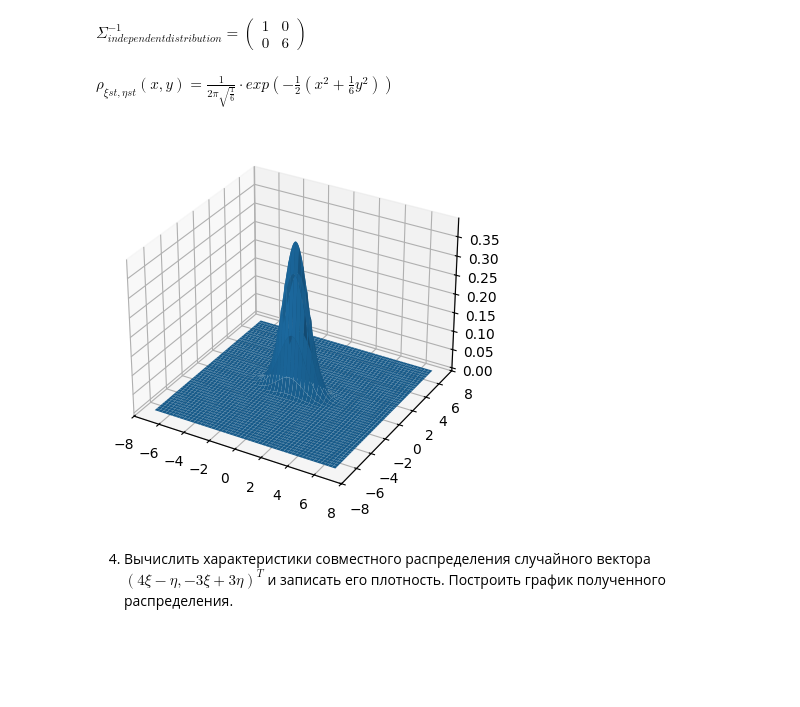
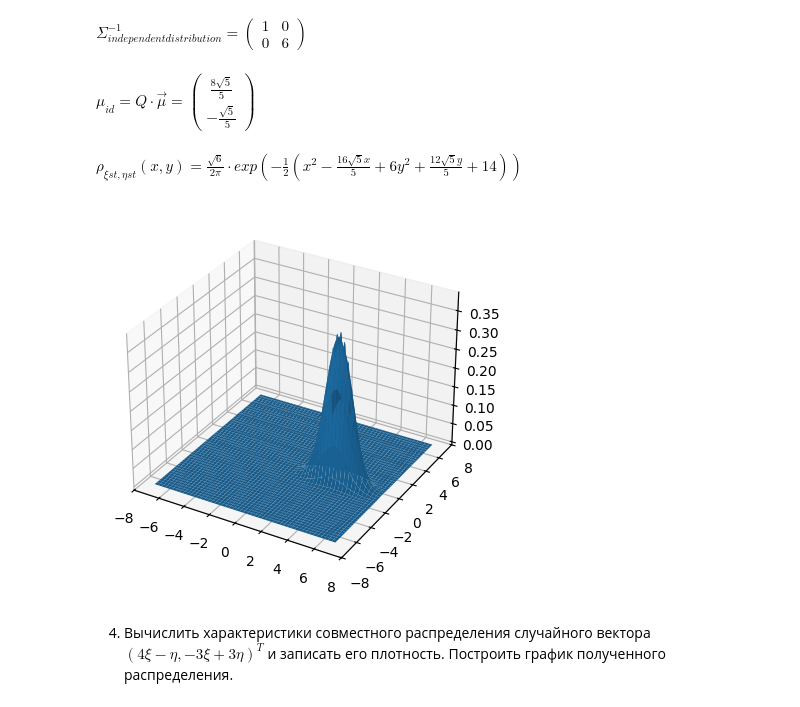
Before and after one commit to the-mvi/stat_an_gr2364-2024, a Jupyter notebook: 2364_Rotar_VV_task1.ipynb, the cells around one changed output. Drawn from its saved outputs; the diff is of its cells as text; code cells hidden in the pictures; blank space fills up the shorter version.

```diff
--- a/2364_Rotar_VV_task1.ipynb
+++ b/2364_Rotar_VV_task1.ipynb
@@ -397,20 +397,26 @@ $\Sigma_{independent distribution}^{-1}=
 0 & 6
 \end{pmatrix}
 $
+# %% [markdown]
+$\mu_{id} = Q\cdot \vec\mu=
+\begin{pmatrix}
+\frac{8\sqrt{5}}{5}\\
+-\frac{\sqrt{5}}{5}
+\end{pmatrix}$
 # %% [markdown]
-$\rho_{\xi st,\eta st}(x,y)=\frac{1}{2\pi\sqrt{\frac{1}{6}}}\cdot exp\left(-\frac{1}{2}\left( x^2 +\frac{1}{6}y^2 \right)\right)$
+$\rho_{\xi st,\eta st}(x,y)=\frac{\sqrt{6}}{2\pi}\cdot exp\left(-\frac{1}{2}\left( x^2 -\frac{16\sqrt{5}x}{5} +6y^2 + \frac{12\sqrt{5}y}{5}+14\right)\right)$
 # %%
 fig = plt.figure()
 ax = fig.add_subplot(1, 1, 1, projection='3d')
 
 x, y = np.meshgrid(np.linspace(-7, 7, 1000), np.linspace(-7, 7, 1000))
-z = (sqrt(6)/(2*pi))*e**(-0.5*(x**2 +6*y**2))
+z = (sqrt(6)/(2*pi))*e**(-0.5*(x**2 -(16*sqrt(5)*x)/5 +6*y**2+(12*sqrt(5)*y)/5 +14))
 
 ax.plot_surface(x, y, z)
 
 plt.show()
 # %% [output]
-[figure, old version]
+[figure, new version]
 # %% [markdown]
 4. Вычислить характеристики совместного распределения случайного вектора $(4\xi -\eta, -3\xi +3\eta)^T$ и записать его плотность. Построить график полученного распределения.
 # %% [markdown]
```
Also changed, not shown: parts of 2 cells of this notebook.
